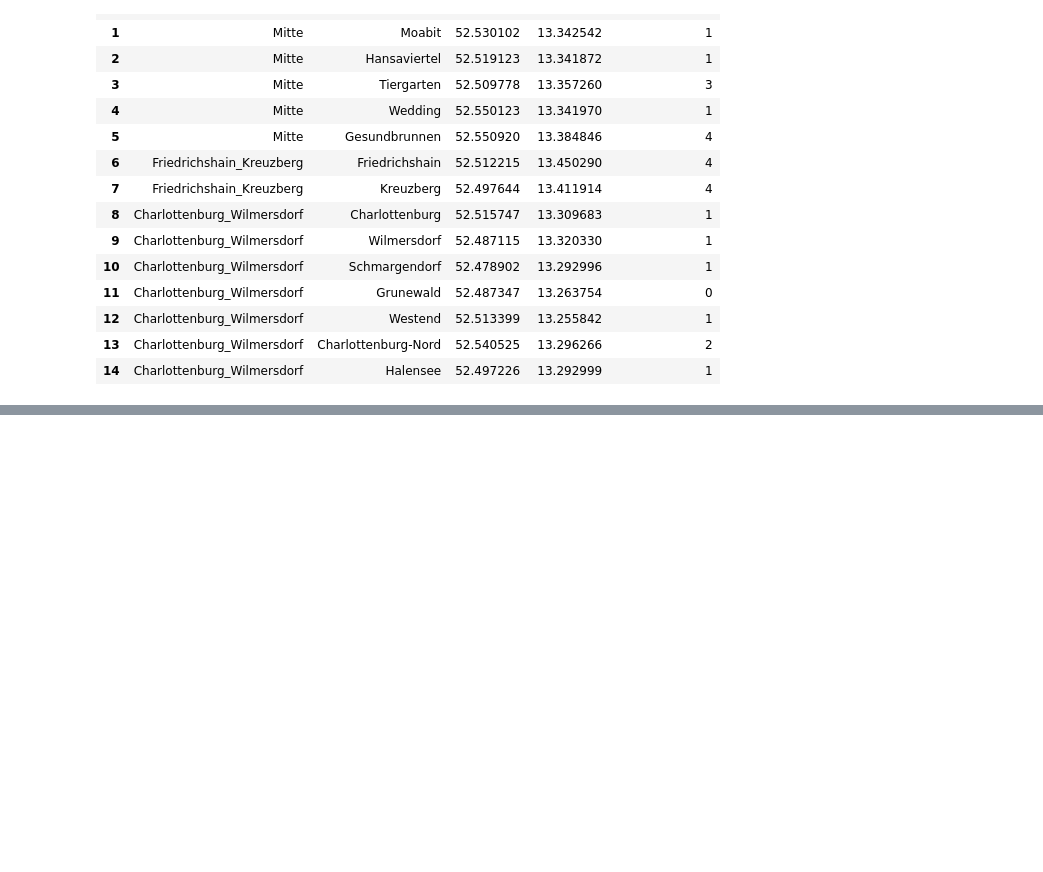
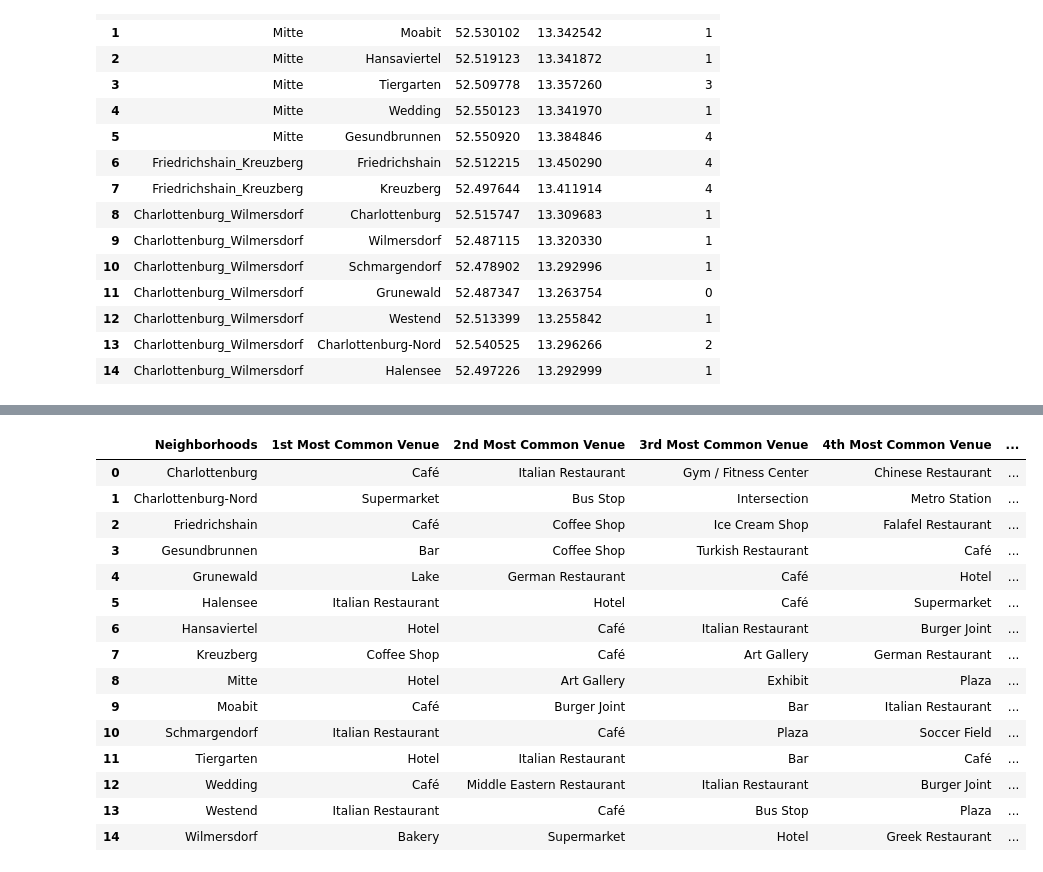
Before and after one commit to cumt559/Coursera_Capstone, a Jupyter notebook: Coursera_Capstone-Final-Assignment.ipynb, the cells around one changed output, grey strips where cells are left out. Cells and saved outputs as stored; diff of their text form; code cells hidden in the pictures; blank space fills up the shorter version.

Commit message:
added the analysis of categories

```diff
--- a/Coursera_Capstone-Final-Assignment.ipynb
+++ b/Coursera_Capstone-Final-Assignment.ipynb
@@ -667,3 +667,47 @@ for lat, lon, poi, cluster in zip(Berlin_Ortsteil['Latitude'], Berlin_Ortsteil['
 map_clusters
 # %% [output]
 [interactive output not drawn]
+# %%
+def return_most_common_venues(row, num_top_venues):
+    row_categories = row.iloc[1:]
+    row_categories_sorted = row_categories.sort_values(ascending=False)
+
+    return row_categories_sorted.index.values[0:num_top_venues]
+# %%
+num_top_venues = 10
+
+indicators = ['st', 'nd', 'rd']
+
+# create columns according to number of top venues
+columns = ['Neighborhoods']
+for ind in np.arange(num_top_venues):
+    try:
+        columns.append('{}{} Most Common Venue'.format(ind+1, indicators[ind]))
+    except:
+        columns.append('{}th Most Common Venue'.format(ind+1))
+
+# create a new dataframe
+neighborhoods_venues_sorted = pd.DataFrame(columns=columns)
+neighborhoods_venues_sorted['Neighborhoods'] = grouped_hotspots['Neighborhoods']
+
+for ind in np.arange(grouped_hotspots.shape[0]):
+    neighborhoods_venues_sorted.iloc[ind, 1:] = return_most_common_venues(grouped_hotspots.drop("Cluster Labels",axis=1).iloc[ind, :], num_top_venues)
+
+neighborhoods_venues_sorted
+# %% [output]
+|  | Neighborhoods | 1st Most Common Venue | 2nd Most Common Venue | 3rd Most Common Venue | 4th Most Common Venue | ... |
+| 0 | Charlottenburg | Café | Italian Restaurant | Gym / Fitness Center | Chinese Restaurant | ... |
+| 1 | Charlottenburg-Nord | Supermarket | Bus Stop | Intersection | Metro Station | ... |
+| 2 | Friedrichshain | Café | Coffee Shop | Ice Cream Shop | Falafel Restaurant | ... |
+| 3 | Gesundbrunnen | Bar | Coffee Shop | Turkish Restaurant | Café | ... |
+| 4 | Grunewald | Lake | German Restaurant | Café | Hotel | ... |
+| 5 | Halensee | Italian Restaurant | Hotel | Café | Supermarket | ... |
+| 6 | Hansaviertel | Hotel | Café | Italian Restaurant | Burger Joint | ... |
+| 7 | Kreuzberg | Coffee Shop | Café | Art Gallery | German Restaurant | ... |
+| 8 | Mitte | Hotel | Art Gallery | Exhibit | Plaza | ... |
+| 9 | Moabit | Café | Burger Joint | Bar | Italian Restaurant | ... |
+| 10 | Schmargendorf | Italian Restaurant | Café | Plaza | Soccer Field | ... |
+| 11 | Tiergarten | Hotel | Italian Restaurant | Bar | Café | ... |
+| 12 | Wedding | Café | Middle Eastern Restaurant | Italian Restaurant | Burger Joint | ... |
+| 13 | Westend | Italian Restaurant | Café | Bus Stop | Plaza | ... |
+| 14 | Wilmersdorf | Bakery | Supermarket | Hotel | Greek Restaurant | ... |
```
Also changed, not shown: parts of 2 cells of this notebook.
